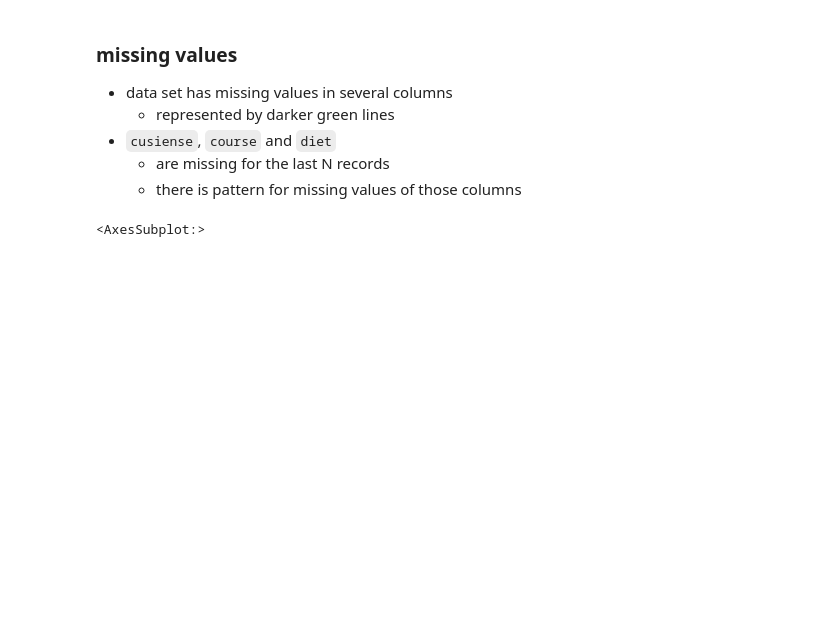
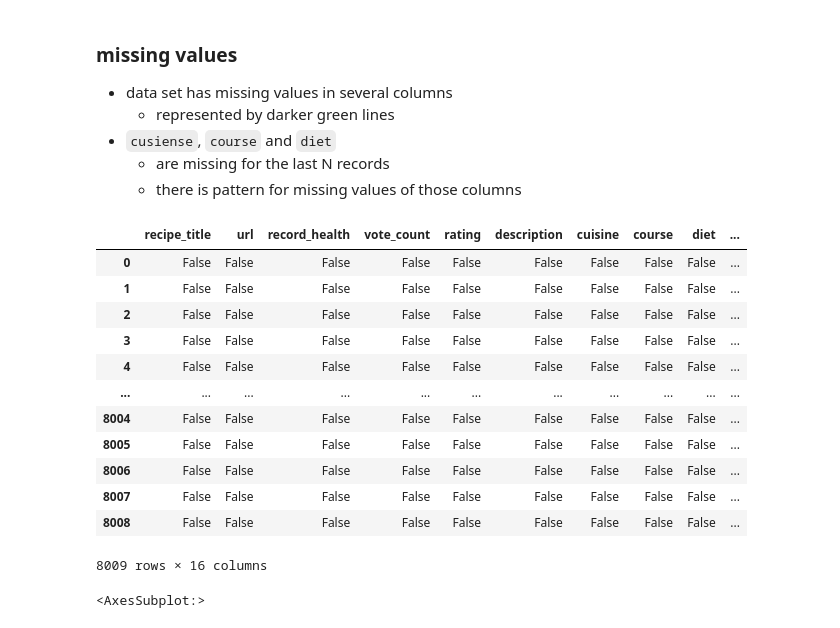
Before and after one commit to softhints/Pandas-Exercises-Projects, a Jupyter notebook: project/Exploratory Data Analysis.ipynb, the cells around one changed output. Saved outputs shown, nothing was run; the diff lists cells and outputs as text; code cells hidden in the pictures; blank space fills up the shorter version.

```diff
--- a/project/Exploratory Data Analysis.ipynb
+++ b/project/Exploratory Data Analysis.ipynb
@@ -185,4 +221,20 @@ df['ingredients'].str.split('|', expand=True).head().dropna(axis=1)
 * `cusiense`, `course` and `diet`
     * are missing for the last N records
     * there is pattern for missing values of those columns
+# %%
+df.isna()
+# %% [output]
+|  | recipe_title | url | record_health | vote_count | rating | description | cuisine | course | diet | ... |
+| 0 | False | False | False | False | False | False | False | False | False | ... |
+| 1 | False | False | False | False | False | False | False | False | False | ... |
+| 2 | False | False | False | False | False | False | False | False | False | ... |
+| 3 | False | False | False | False | False | False | False | False | False | ... |
+| 4 | False | False | False | False | False | False | False | False | False | ... |
+| ... | ... | ... | ... | ... | ... | ... | ... | ... | ... | ... |
+| 8004 | False | False | False | False | False | False | False | False | False | ... |
+| 8005 | False | False | False | False | False | False | False | False | False | ... |
+| 8006 | False | False | False | False | False | False | False | False | False | ... |
+| 8007 | False | False | False | False | False | False | False | False | False | ... |
+| 8008 | False | False | False | False | False | False | False | False | False | ... |
+8009 rows × 16 columns
 # %%
```
Also changed, not shown: parts of 11 cells of this notebook, 1 other file.
